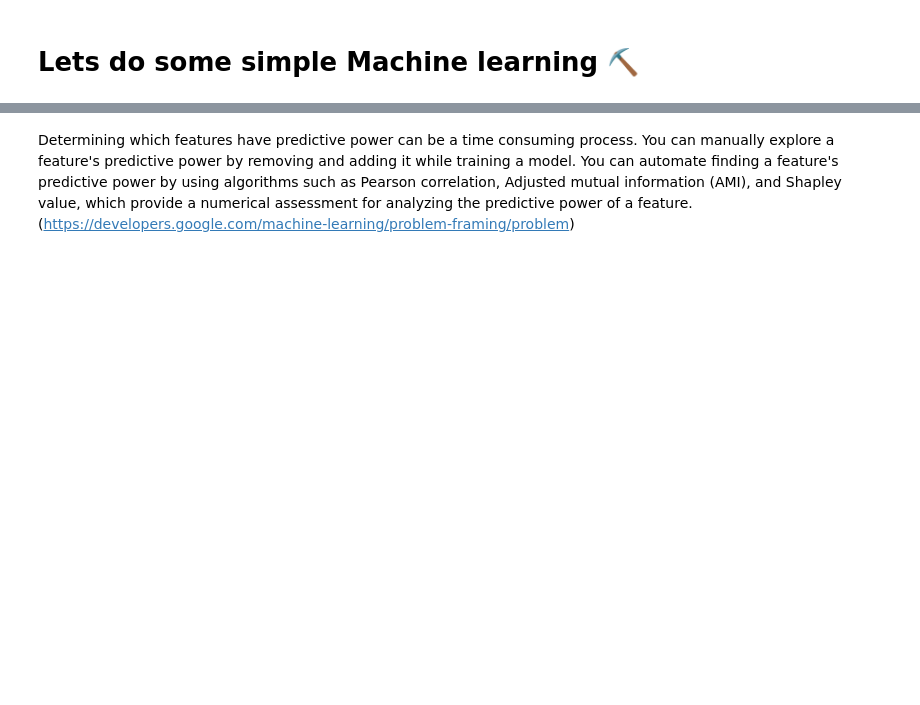
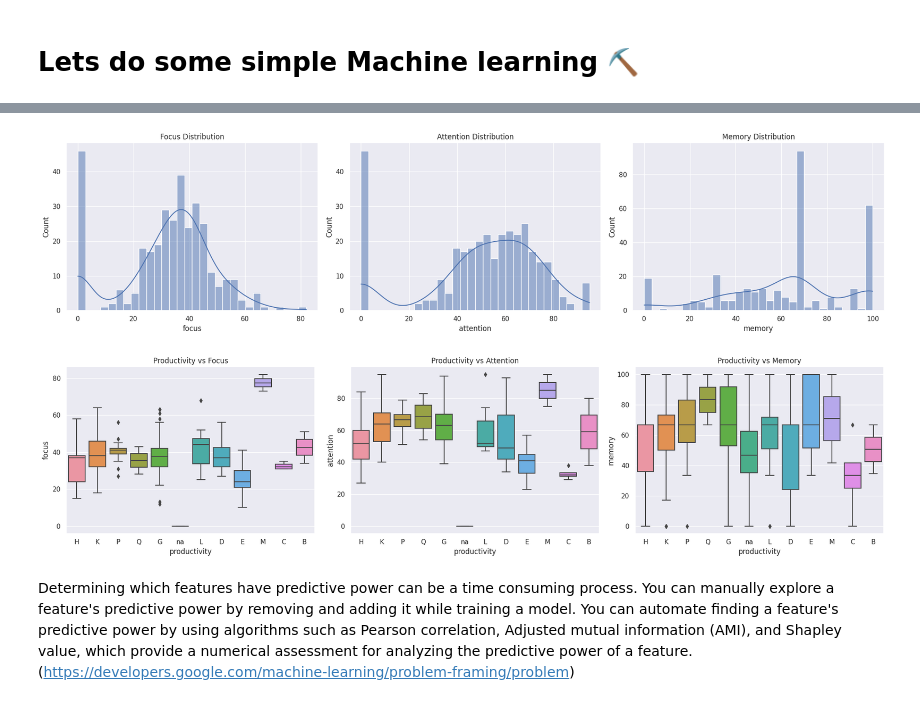
Before and after one commit to Darkandpure/Machine_learning-, a Jupyter notebook: Analysis_nema.ipynb, the cells around one changed output, grey strips where cells are left out. Drawn from its saved outputs; the diff is of its cells as text; code cells hidden in the pictures; blank space fills up the shorter version.

```diff
--- a/Analysis_nema.ipynb
+++ b/Analysis_nema.ipynb
@@ -110,6 +672,7 @@ from sklearn.linear_model import LinearRegression
 from sklearn.metrics import mean_squared_error
 
 # Define the feature matrix X and target variable y
+df =df[~df.isin([np.nan, np.inf, -np.inf]).any(1)]
 X = df.drop('performance', axis=1)
 y = df['performance']
 
@@ -143,3 +752,42 @@ plt.show()
+# %%
+# For visualizing the distributions of 'focus', 'attention', 'memory'
+plt.figure(figsize=(20, 5))
+
+plt.subplot(1, 3, 1)
+sns.histplot(data=df, x='focus', bins=30, kde=True)
+plt.title('Focus Distribution')
+
+plt.subplot(1, 3, 2)
+sns.histplot(data=df, x='attention', bins=30, kde=True)
+plt.title('Attention Distribution')
+
+plt.subplot(1, 3, 3)
+sns.histplot(data=df, x='memory', bins=30, kde=True)
+plt.title('Memory Distribution')
+
+plt.tight_layout()
+plt.show()
+
+# For visualizing the relationship between 'productivity' and each of the features ('focus', 'attention', 'memory')
+plt.figure(figsize=(20, 5))
+
+plt.subplot(1, 3, 1)
+sns.boxplot(data=df, x='productivity', y='focus')
+plt.title('Productivity vs Focus')
+
+plt.subplot(1, 3, 2)
+sns.boxplot(data=df, x='productivity', y='attention')
+plt.title('Productivity vs Attention')
+
+plt.subplot(1, 3, 3)
+sns.boxplot(data=df, x='productivity', y='memory')
+plt.title('Productivity vs Memory')
+
+plt.tight_layout()
+plt.show()
+# %% [output]
+[figure, added]
+[figure, added]
 # %% [markdown]
 Determining which features have predictive power can be a time consuming process. You can manually explore a feature's predictive power by removing and adding it while training a model. You can automate finding a feature's predictive power by using algorithms such as Pearson correlation, Adjusted mutual information (AMI), and Shapley value, which provide a numerical assessment for analyzing the predictive power of a feature. (https://developers.google.com/machine-learning/problem-framing/problem)
 # %%
```
Also changed, not shown: parts of 9 cells of this notebook.
